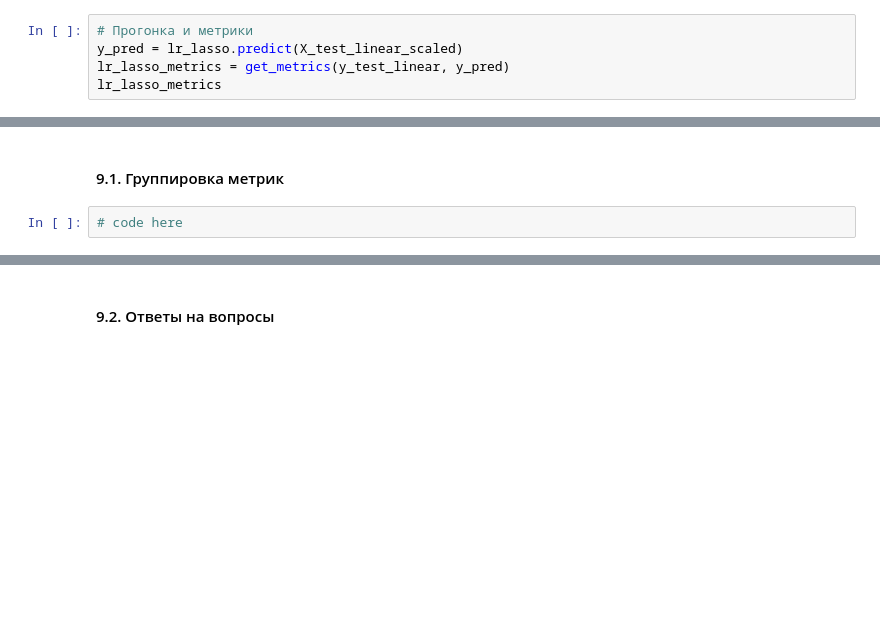
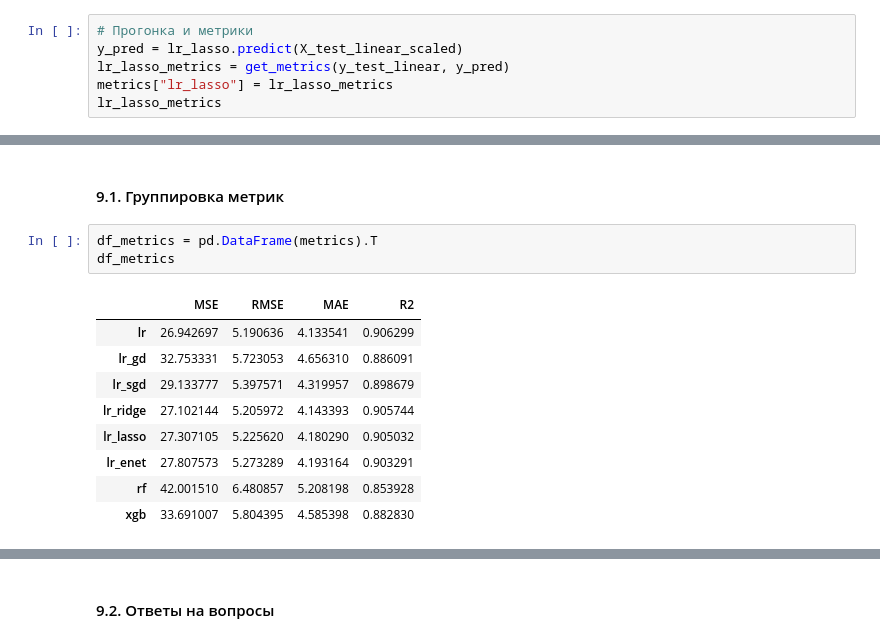
Before and after one commit to EgorX2000/ml_labs, a Jupyter notebook: 1/lr_1.ipynb, the cells around one changed output, grey strips where cells are left out. Saved outputs shown, nothing was run; the diff lists cells and outputs as text; blank space fills up the shorter version.

```diff
--- a/1/lr_1.ipynb
+++ b/1/lr_1.ipynb
@@ -721,6 +748,7 @@ Lasso(alpha=0.01)
 # Прогонка и метрики
 y_pred = lr_lasso.predict(X_test_linear_scaled)
 lr_lasso_metrics = get_metrics(y_test_linear, y_pred)
+metrics["lr_lasso"] = lr_lasso_metrics
 lr_lasso_metrics
 # %% [output]
 {'MSE': 27.307104805683466,
@@ -1025,5 +1141,16 @@ plt.show()
     20. Как использовать кросс-валидацию для подбора гиперпараметров моделей регрессии?
 # %% [markdown]
 #### 9.1. Группировка метрик
-# %%
-# code here
+# %%
+df_metrics = pd.DataFrame(metrics).T
+df_metrics
+# %% [output]
+|  | MSE | RMSE | MAE | R2 |
+| lr | 26.942697 | 5.190636 | 4.133541 | 0.906299 |
+| lr_gd | 32.753331 | 5.723053 | 4.656310 | 0.886091 |
+| lr_sgd | 29.133777 | 5.397571 | 4.319957 | 0.898679 |
+| lr_ridge | 27.102144 | 5.205972 | 4.143393 | 0.905744 |
+| lr_lasso | 27.307105 | 5.225620 | 4.180290 | 0.905032 |
+| lr_enet | 27.807573 | 5.273289 | 4.193164 | 0.903291 |
+| rf | 42.001510 | 6.480857 | 5.208198 | 0.853928 |
+| xgb | 33.691007 | 5.804395 | 4.585398 | 0.882830 |
```
Also changed, not shown: parts of 20 cells of this notebook, 1 other file.
